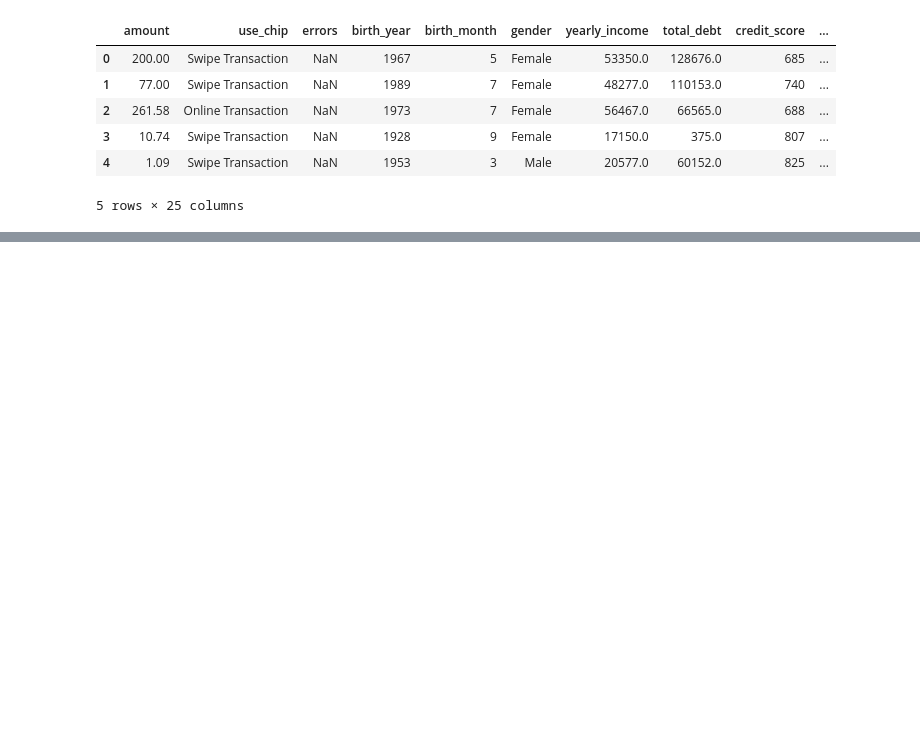
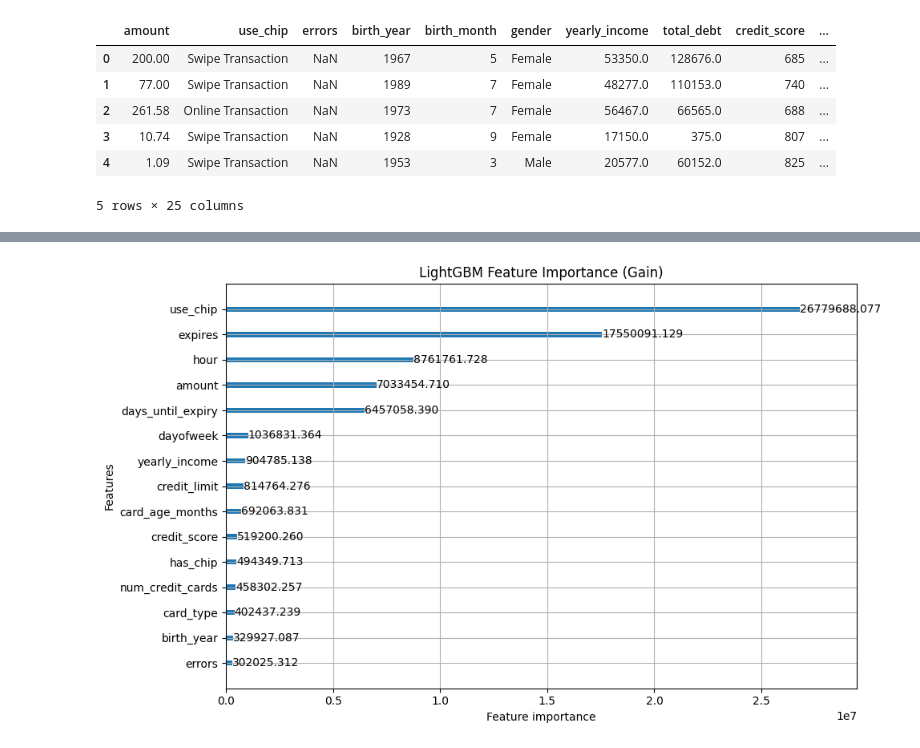
Before and after one commit to mariusguenterlang/M5-Forecasting, a Jupyter notebook: notebooks/03_model_exploration.ipynb, the cells around one changed output, grey strips where cells are left out. Cells and saved outputs as stored; diff of their text form; code cells hidden in the pictures; blank space fills up the shorter version.

```diff
--- a/notebooks/03_model_exploration.ipynb
+++ b/notebooks/03_model_exploration.ipynb
@@ -268,0 +281,13 @@ aaa.head()
+# %%
+import lightgbm as lgb
+import matplotlib.pyplot as plt
+
+lgb.plot_importance(lgb_model,
+                    max_num_features=15,      # top 15 features
+                    importance_type='gain',   # 'gain' is more meaningful than 'split'
+                    figsize=(10, 6),
+                    title='LightGBM Feature Importance (Gain)')
+plt.tight_layout()
+plt.show()
+# %% [output]
+[figure, added]
```
Also changed, not shown: parts of 12 cells of this notebook, 5 other files.
